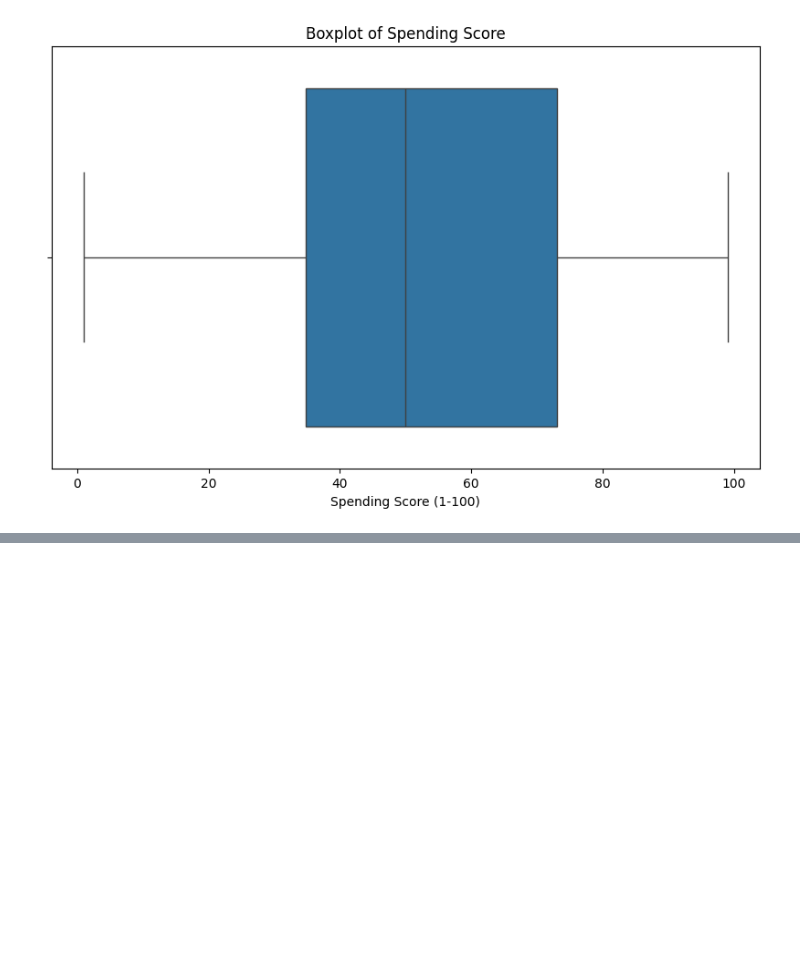
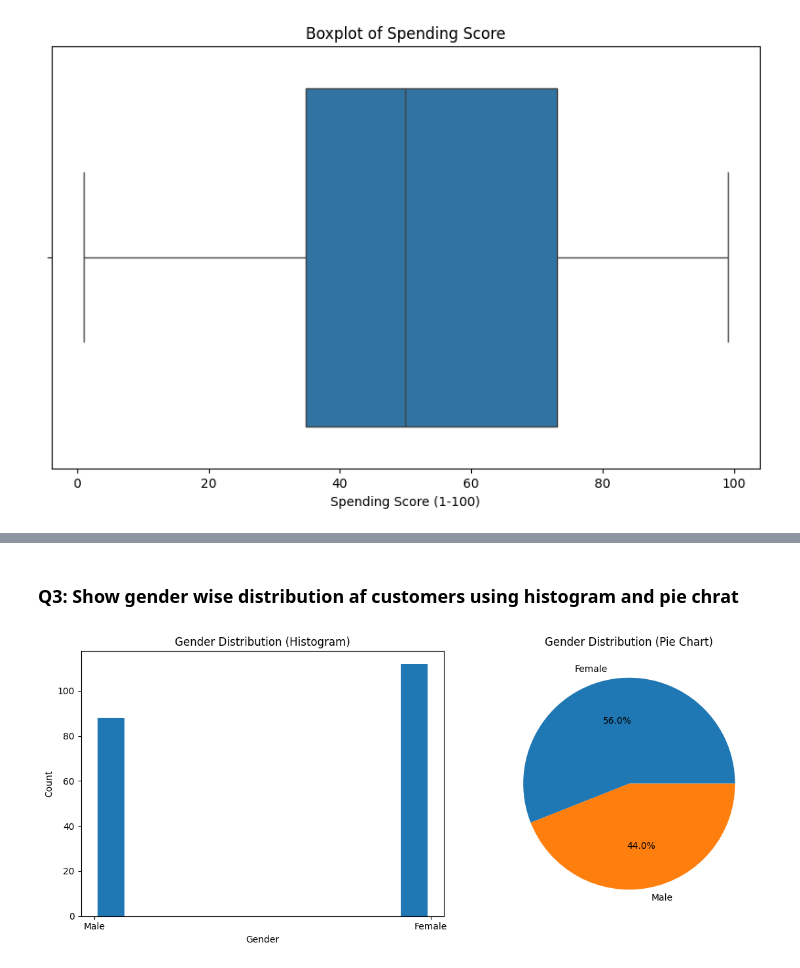
Before and after one commit to Aum-Barai/AIML316-ADML, a Jupyter notebook: prac-5-mail.ipynb, the cells around one changed output, grey strips where cells are left out. Cells and saved outputs as stored; diff of their text form; code cells hidden in the pictures; blank space fills up the shorter version.

```diff
--- a/prac-5-mail.ipynb
+++ b/prac-5-mail.ipynb
@@ -100,0 +105,24 @@ plt.show()
+# %% [markdown]
+### Q3: Show gender wise distribution af customers using histogram and pie chrat
+# %%
+# Create a figure with two subplots
+plt.figure(figsize=(12, 5))
+
+# Histogram
+plt.subplot(1, 2, 1)
+plt.hist(df['Gender'], rwidth=0.8)
+plt.title('Gender Distribution (Histogram)')
+plt.xlabel('Gender')
+plt.ylabel('Count')
+
+# Pie Chart
+plt.subplot(1, 2, 2)
+gender_counts = df['Gender'].value_counts()
+plt.pie(gender_counts.values, labels=gender_counts.index, autopct='%1.1f%%')
+plt.title('Gender Distribution (Pie Chart)')
+
+# Adjust layout and display
+plt.tight_layout()
+plt.show()
+# %% [output]
+[figure, added]
```
Also changed, not shown: parts of 11 cells of this notebook.
